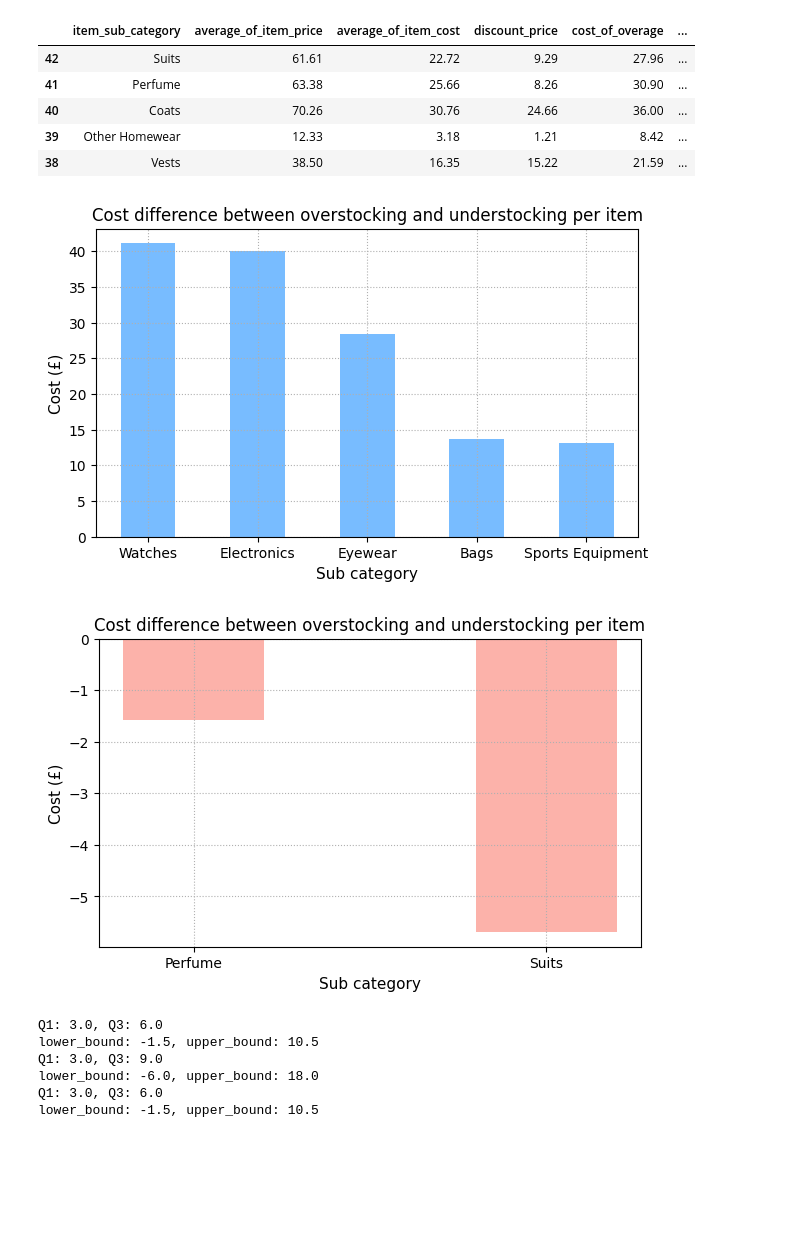
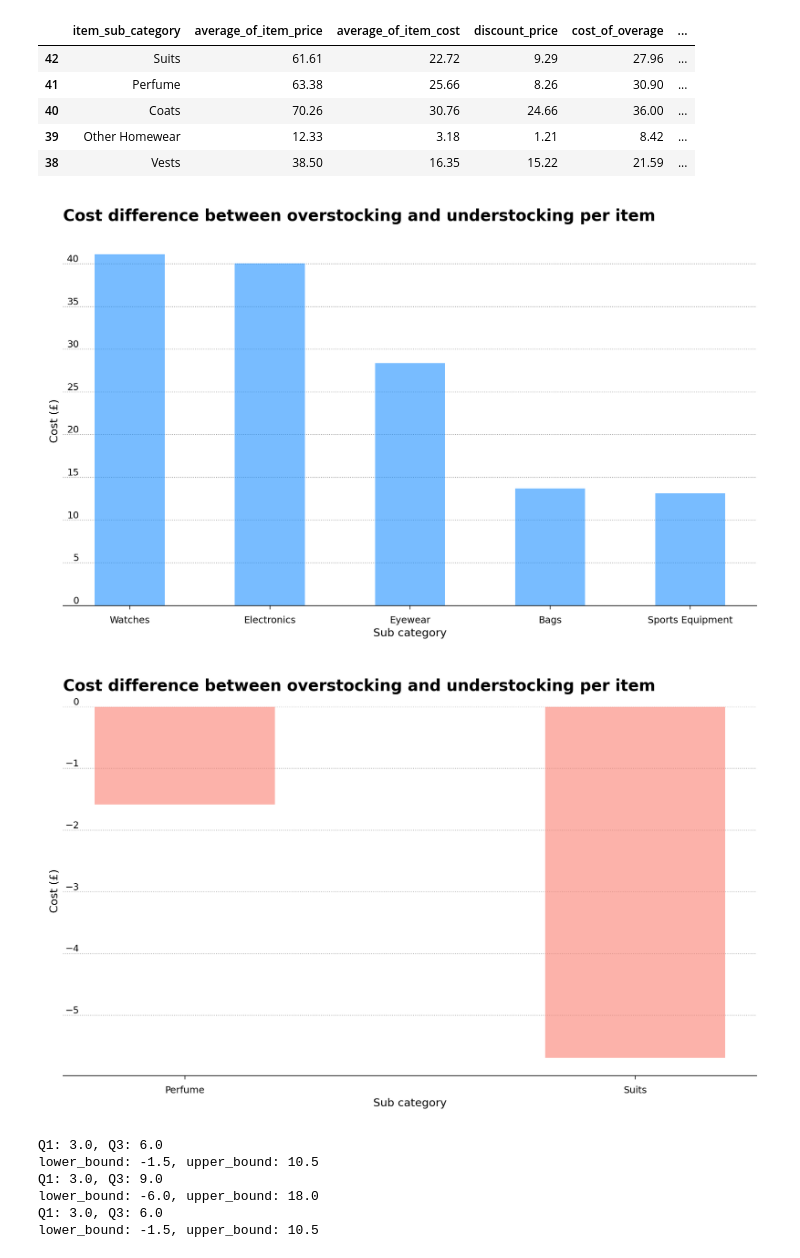
Before and after one commit to avarlotta/time-series-forecasting, a Jupyter notebook: subcat_forecast.ipynb, the cells around one changed output. Saved outputs shown, nothing was run; the diff lists cells and outputs as text; code cells hidden in the pictures; blank space fills up the shorter version.

Commit message:
Updated plots using custom Matplotlib style sheet

```diff
--- a/subcat_forecast.ipynb
+++ b/subcat_forecast.ipynb
@@ -16,5 +16,6 @@ Mounted at /content/drive
 # %%
 path = Path() / 'drive/My Drive/Colab Notebooks'
+plt.style.use(path / 'stylesheet.mplstyle')
 # %%
 sales_query = '''WITH sales AS (
       SELECT date,
@@ -72,25 +73,23 @@ stock_df.tail().sort_values(by='difference', ascending=True)
 | 39 | Other Homewear | 12.33 | 3.18 | 1.21 | 8.42 | ... |
 | 38 | Vests | 38.50 | 16.35 | 15.22 | 21.59 | ... |
 # %%
-fig, axes = plt.subplots(figsize=(7, 4))
+fig, axes = plt.subplots()
 axes.bar(stock_df['item_sub_category'][:5], stock_df['difference'][:5], alpha=0.6, color='dodgerblue', width=0.5)
-plt.grid(True, linestyle=':')
-axes.set_xlabel('Sub category', fontsize=11)
-axes.set_ylabel('Cost (£)', fontsize=11)
-axes.set_title('Cost difference between overstocking and understocking per item', fontsize=12)
-plt.savefig(path / 'pos_diff.png', dpi=288);
+axes.set_xlabel('Sub category', fontsize=14)
+axes.set_ylabel('Cost (£)', fontsize=14)
+axes.set_title('Cost difference between overstocking and understocking per item')
+plt.savefig(path / 'pos_diff.png');
 # %% [output]
-[figure, old version]
+[figure, new version]
 # %%
-fig, axes = plt.subplots(figsize=(7, 4))
+fig, axes = plt.subplots()
 axes.bar(stock_df['item_sub_category'][-2:], stock_df['difference'][-2:], alpha=0.6, color='salmon', width=0.4)
-plt.grid(True, linestyle=':')
-axes.set_xlabel('Sub category', fontsize=11)
-axes.set_ylabel('Cost (£)', fontsize=11)
-axes.set_title('Cost difference between overstocking and understocking per item', fontsize=12)
-plt.savefig(path / 'neg_diff.png', dpi=288);
+axes.set_xlabel('Sub category', fontsize=14)
+axes.set_ylabel('Cost (£)', fontsize=14)
+axes.set_title('Cost difference between overstocking and understocking per item')
+plt.savefig(path / 'neg_diff.png');
 # %% [output]
-[figure, old version]
+[figure, new version]
 # %%
 def sub_category_group(sub_cat):
   df = sales_df.groupby(['date', 'item_sub_category']).sum()
```
Also changed, not shown: parts of 14 cells of this notebook.
